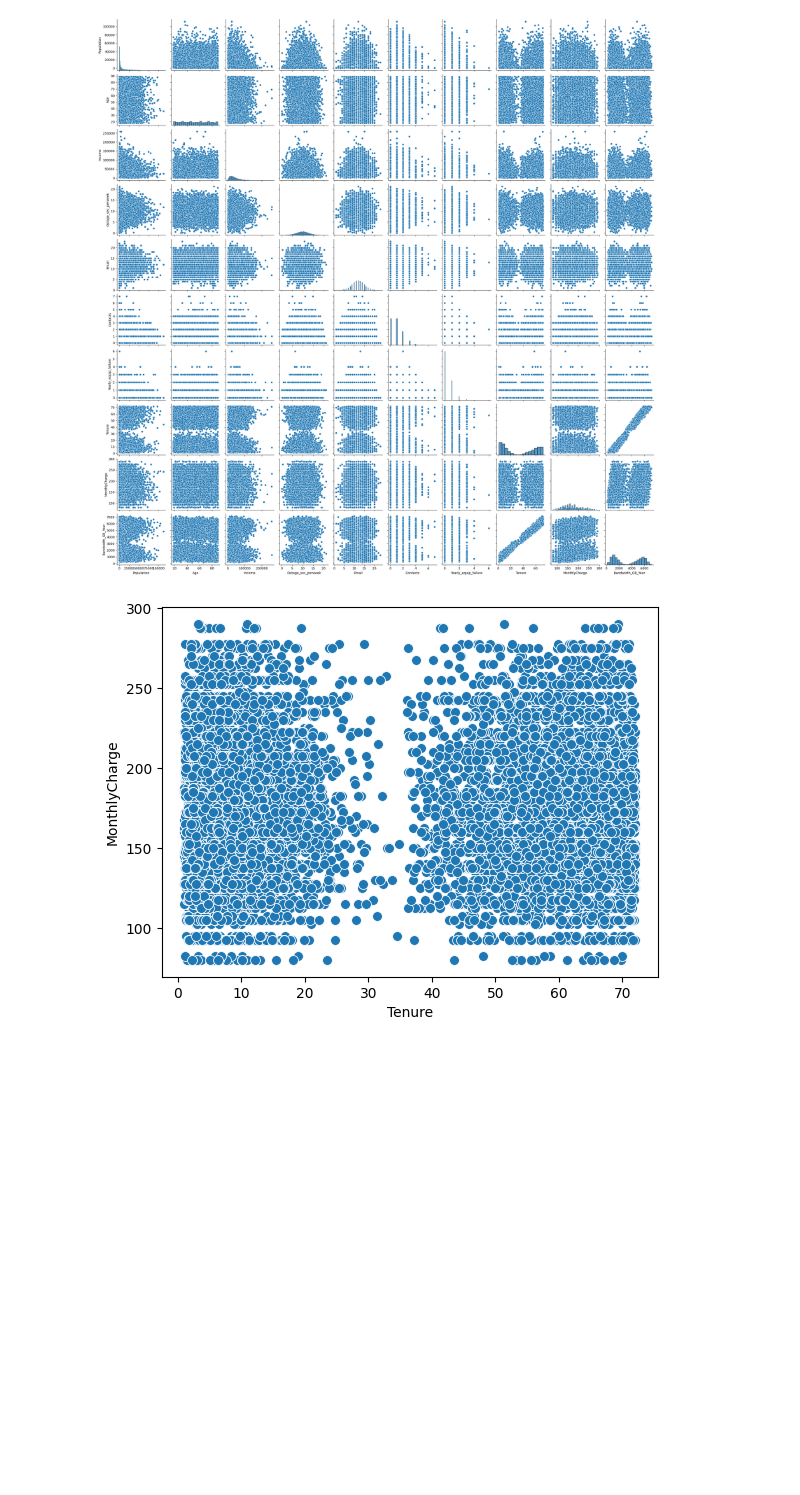
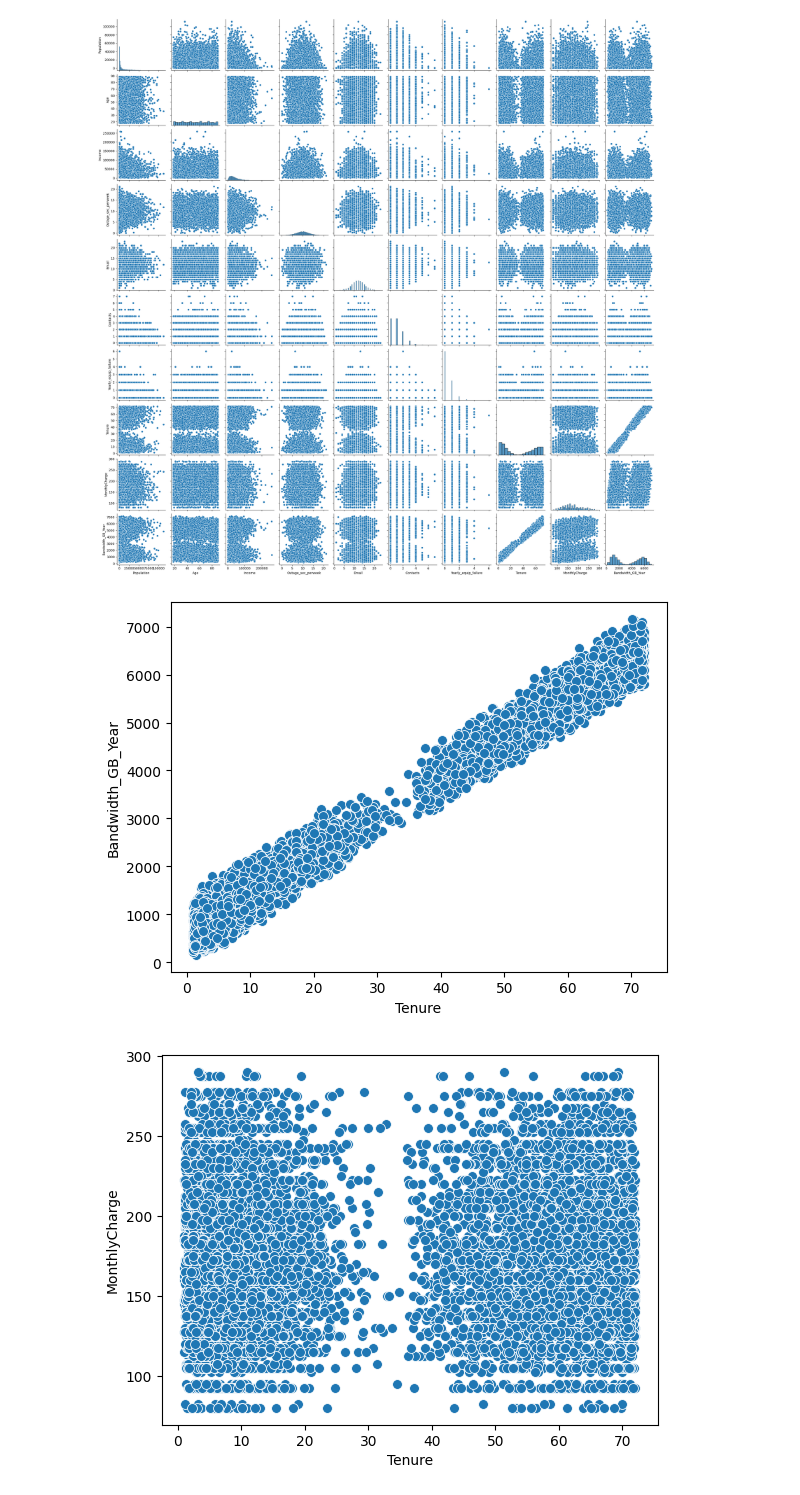
Before and after one commit to dayanaviana/WGU, a Jupyter notebook: D212-DataMiningII/__main__D212_1.ipynb, the cells around one changed output. Saved outputs shown, nothing was run; the diff lists cells and outputs as text; code cells hidden in the pictures; blank space fills up the shorter version.

```diff
--- a/D212-DataMiningII/__main__D212_1.ipynb
+++ b/D212-DataMiningII/__main__D212_1.ipynb
@@ -78,6 +79,14 @@ sns.pairplot(df_reduced)  # for small datasets
 # %% [output]
 <seaborn.axisgrid.PairGrid at 0x...>
 [figure]
+# %%
+ax = sns.scatterplot(data = df_reduced,
+                     x = 'Tenure',
+                     y = 'Bandwidth_GB_Year',
+                     s = 50
+                     )
+# %% [output]
+[figure, added]
 # %%
 ax = sns.scatterplot(data = df_reduced,
                      x = 'Tenure',
```
Also changed, not shown: parts of 12 cells of this notebook.
